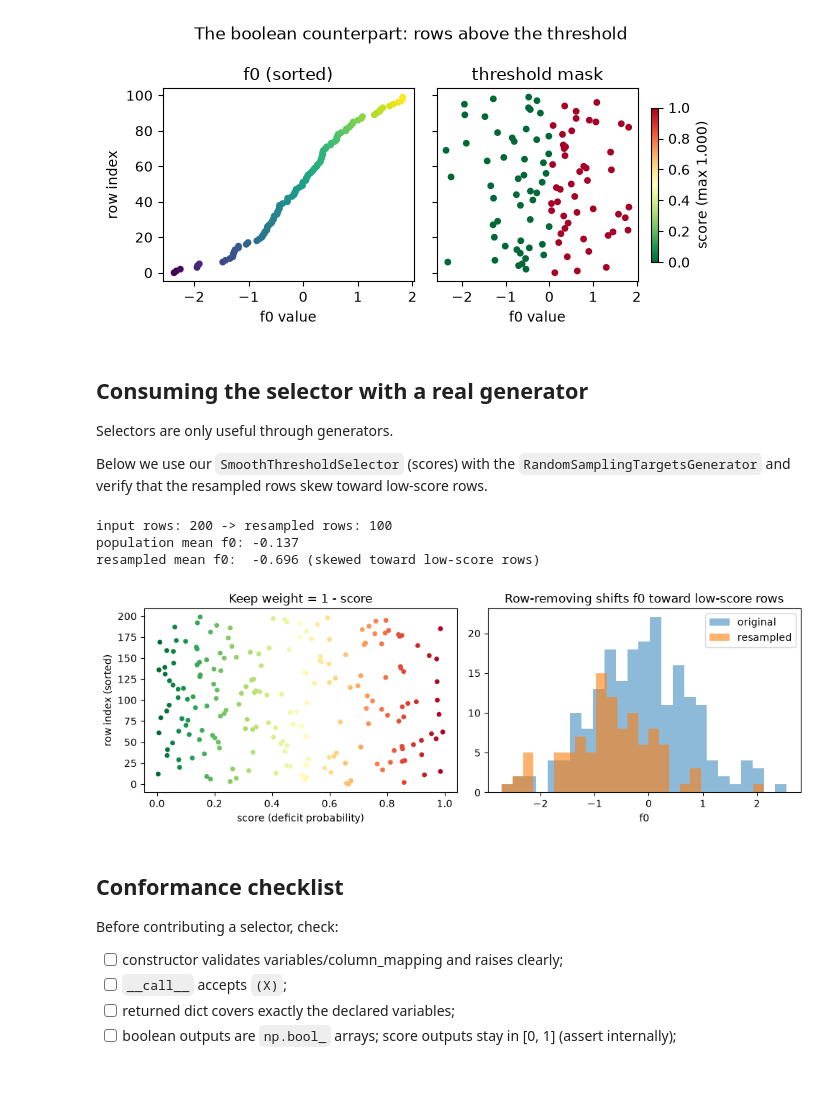
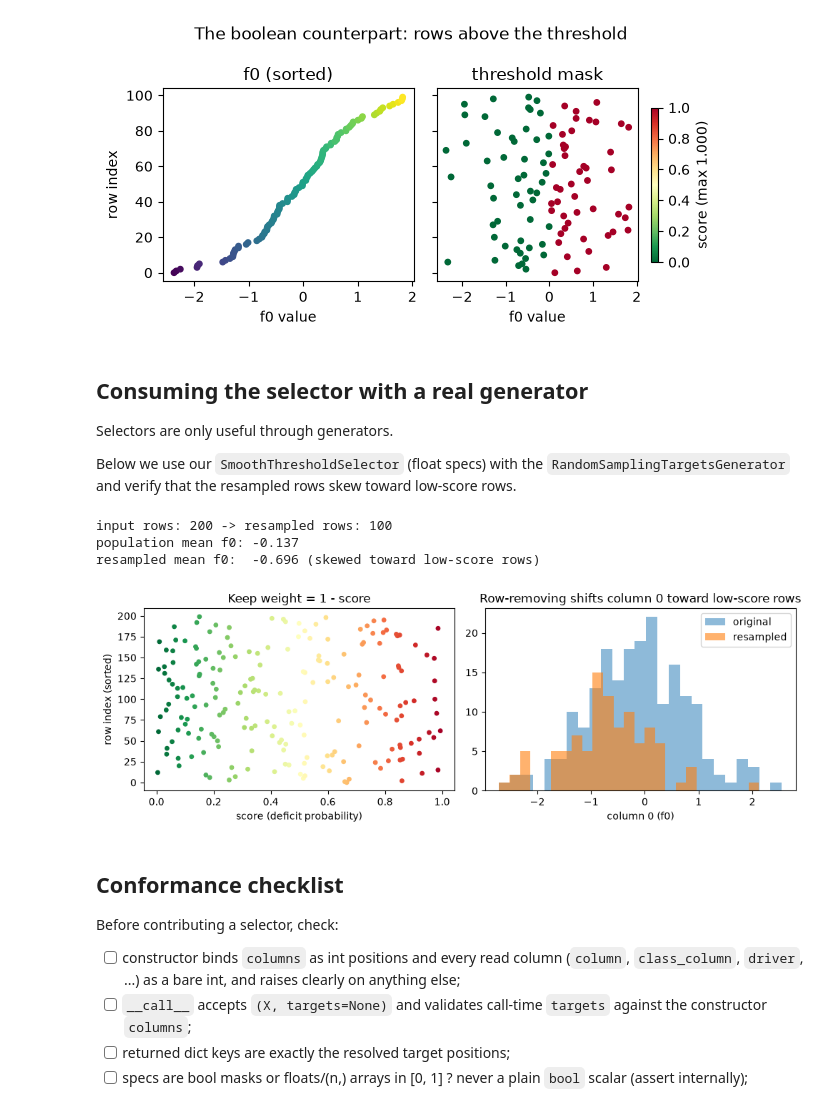
Before and after one commit to Fraunhofer-IESE/badgers, a Jupyter notebook: docs/tutorials/dev/Create-New-Selectors.ipynb, the cells around one changed output. Drawn from its saved outputs; the diff is of its cells as text; code cells hidden in the pictures; blank space fills up the shorter version.

Commit message:
docs: index-only selector contract across tutorials and changelog
Co-authored-by: Copilot <223556219+Copilot@users.noreply.github.com>

```diff
--- a/docs/tutorials/dev/Create-New-Selectors.ipynb
+++ b/docs/tutorials/dev/Create-New-Selectors.ipynb
@@ -168,24 +191,22 @@ def sigmoid(z):
 class SmoothThresholdSelector:
     """Scores: P(deficit) = sigmoid((col - threshold) / slope)."""
 
-    def __init__(self, variables, column_mapping, threshold=0.0, slope=1.0):
-        self.variables = list(variables)
-        self.column_mapping = column_mapping
+    def __init__(self, columns, column, threshold=0.0, slope=1.0):
+        self.columns = tuple(columns)
+        self.column = int(column)
         self.threshold = threshold
         self.slope = slope
 
-    def __call__(self, X):
-        out = {}
-        for v in self.variables:
-            col = X[:, self.column_mapping[v]]
-            scores = sigmoid((col - self.threshold) / self.slope)
-            assert np.all((scores >= 0) & (scores <= 1))
-            out[v] = scores
-        return out
+    def __call__(self, X, targets=None):
+        targets = self.columns if targets is None else tuple(targets)
+        col = X[:, self.column]
+        scores = sigmoid((col - self.threshold) / self.slope)
+        assert np.all((scores >= 0) & (scores <= 1))
+        return {c: scores for c in targets}
 
 
-sel = SmoothThresholdSelector(['f0'], column_mapping={'f0': 0}, threshold=0.0, slope=0.5)
-values = sel(X)['f0']
+sel = SmoothThresholdSelector([0], column=0, threshold=0.0, slope=0.5)
+values = sel(X)[0]
 print('range:', values.min(), '...', values.max())
 print('monotone in reference column:', np.all(np.diff(values[np.argsort(X[:, 0])]) >= 0))
 # %% [output]
@@ -213,23 +234,23 @@ _ = _plot_selector_scores(
 
 Selectors are only useful through generators.
 
-Below we use our `SmoothThresholdSelector` (scores) with the
+Below we use our `SmoothThresholdSelector` (float specs) with the
 `RandomSamplingTargetsGenerator` and verify that the resampled rows skew toward
 low-score rows.
 # %%
 from badgers.generators.tabular_data.imbalance import RandomSamplingTargetsGenerator
 
-# A ROW-REMOVING generator: turns fractional scores into keep-weights.
+# A ROW-REMOVING generator: turns fractional specs into keep-weights.
 # It resamples `size` rows with replacement, weighted by (1 - score):
 # rows with a LOW deficit probability (score ~ 0) are likely kept/replicated,
 # rows with a HIGH score (deficit) are under-sampled.
 rng = default_rng(0)
-sel = SmoothThresholdSelector(['f0'], column_mapping={'f0': 0}, threshold=0.0, slope=0.5)
+sel = SmoothThresholdSelector([0], column=0, threshold=0.0, slope=0.5)
 Xw = default_rng(1).normal(size=(200, 2))
 gen = RandomSamplingTargetsGenerator(random_generator=rng)
 Xt = gen.generate(Xw, selector=sel, size=100)
 
-scores = sel(Xw)['f0']
+scores = sel(Xw)[0]
 print('input rows:', len(Xw), '-> resampled rows:', len(Xt))
 print('population mean f0:', Xw[:, 0].mean().round(3))
 print('resampled mean f0: ', Xt[:, 0].mean().round(3), '(skewed toward low-score rows)')
@@ -239,31 +260,34 @@ input rows: 200 -> resampled rows: 100
 population mean f0: -0.137
 resampled mean f0:  -0.696 (skewed toward low-score rows)
 # %%
-# viz: what the keep-weights did — score vs keep probability, and
-# the f0 distribution before/after resampling
+# viz: what the keep-weights did ? score vs keep probability, and
+# the column-0 distribution before/after resampling
 fig, axes = plt.subplots(1, 2, figsize=(10, 3.5))
 axes[0].scatter(scores, np.arange(len(scores)), c=scores, cmap='RdYlGn_r', s=15)
 axes[0].set_xlabel('score (deficit probability)')
 axes[0].set_ylabel('row index (sorted)')
 axes[0].set_title('Keep weight = 1 - score')
 axes[1].hist(Xw[:, 0], bins=25, alpha=0.5, label='original')
 axes[1].hist(Xt[:, 0], bins=25, alpha=0.6, label='resampled')
-axes[1].set_xlabel('f0')
-axes[1].set_title('Row-removing shifts f0 toward low-score rows')
+axes[1].set_xlabel('column 0 (f0)')
+axes[1].set_title('Row-removing shifts column 0 toward low-score rows')
 axes[1].legend()
 plt.tight_layout()
 # %% [output]
-[figure, old version]
+[figure, new version]
 # %% [markdown]
 ## Conformance checklist
 
 Before contributing a selector, check:
 
-* [ ] constructor validates variables/column_mapping and raises clearly;
-* [ ] `__call__` accepts `(X)`;
-* [ ] returned dict covers exactly the declared variables;
-* [ ] boolean outputs are `np.bool_` arrays; score outputs stay in [0, 1]
-  (assert internally);
+* [ ] constructor binds `columns` as int positions and every read column
+  (`column`, `class_column`, `driver`, ...) as a bare int, and raises
+  clearly on anything else;
+* [ ] `__call__` accepts `(X, targets=None)` and validates call-time
+  `targets` against the constructor `columns`;
+* [ ] returned dict keys are exactly the resolved target positions;
+* [ ] specs are bool masks or floats/(n,) arrays in [0, 1] ? never a
+  plain `bool` scalar (assert internally);
 # %% [markdown]
 ## Takeaways
 
```
Also changed, not shown: parts of 9 cells of this notebook, 8 other files.
